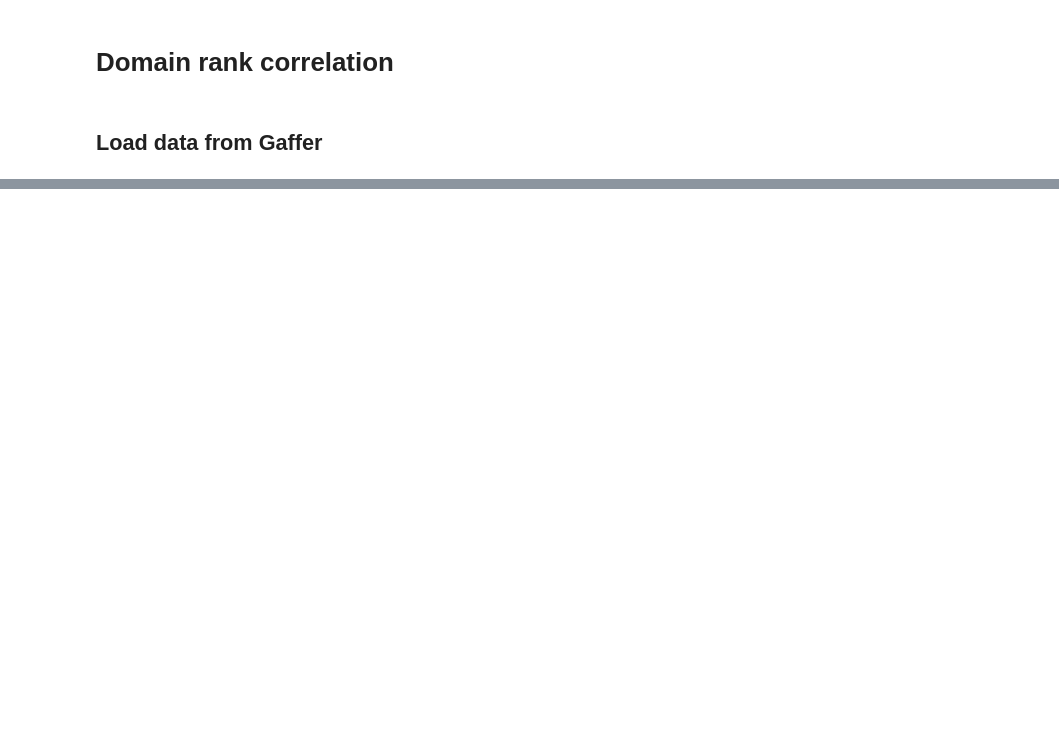
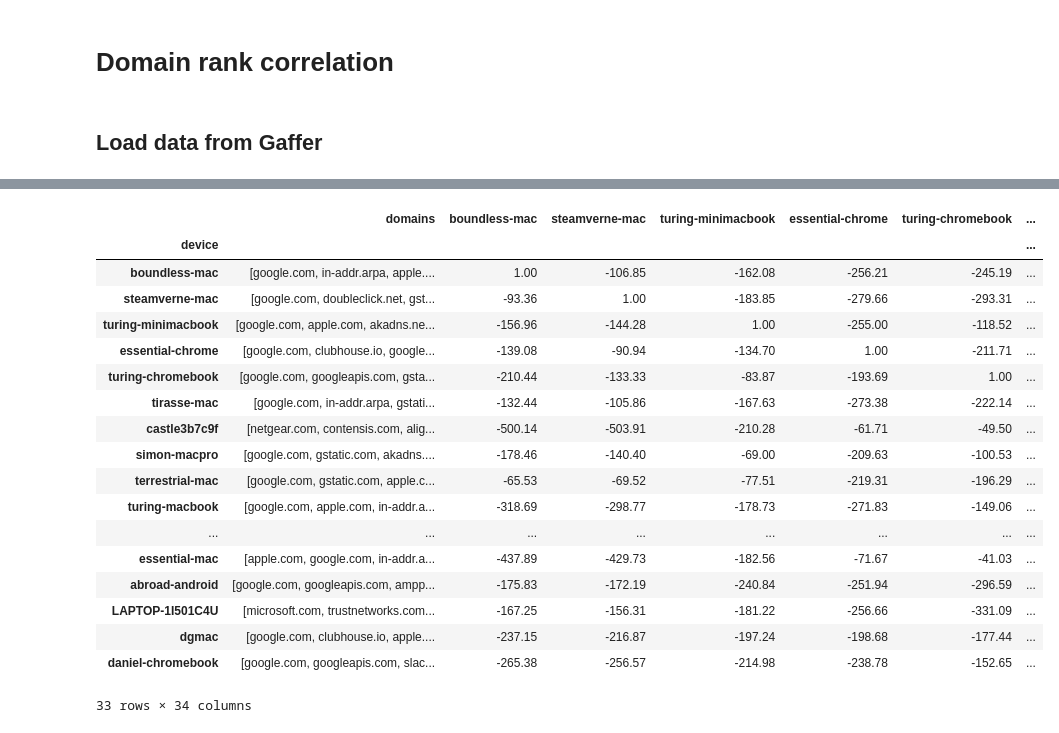
Before and after one commit to careytews/threat-graph-utils, a Jupyter notebook: domain-rank-correlation.ipynb, the cells around one changed output, grey strips where cells are left out. Saved outputs shown, nothing was run; the diff lists cells and outputs as text; code cells hidden in the pictures; blank space fills up the shorter version.

```diff
--- a/domain-rank-correlation.ipynb
+++ b/domain-rank-correlation.ipynb
@@ -265,0 +287,22 @@ df2.sort_values(by="coefficient", ascending=False)[["domains", "coefficient"]]
+# %%
+df3
+# %% [output]
+|  | domains | boundless-mac | steamverne-mac | turing-minimacbook | essential-chrome | turing-chromebook | ... |
+| device |  |  |  |  |  |  | ... |
+| boundless-mac | [google.com, in-addr.arpa, apple.... | 1.00 | -106.85 | -162.08 | -256.21 | -245.19 | ... |
+| steamverne-mac | [google.com, doubleclick.net, gst... | -93.36 | 1.00 | -183.85 | -279.66 | -293.31 | ... |
+| turing-minimacbook | [google.com, apple.com, akadns.ne... | -156.96 | -144.28 | 1.00 | -255.00 | -118.52 | ... |
+| essential-chrome | [google.com, clubhouse.io, google... | -139.08 | -90.94 | -134.70 | 1.00 | -211.71 | ... |
+| turing-chromebook | [google.com, googleapis.com, gsta... | -210.44 | -133.33 | -83.87 | -193.69 | 1.00 | ... |
+| tirasse-mac | [google.com, in-addr.arpa, gstati... | -132.44 | -105.86 | -167.63 | -273.38 | -222.14 | ... |
+| castle3b7c9f | [netgear.com, contensis.com, alig... | -500.14 | -503.91 | -210.28 | -61.71 | -49.50 | ... |
+| simon-macpro | [google.com, gstatic.com, akadns.... | -178.46 | -140.40 | -69.00 | -209.63 | -100.53 | ... |
+| terrestrial-mac | [google.com, gstatic.com, apple.c... | -65.53 | -69.52 | -77.51 | -219.31 | -196.29 | ... |
+| turing-macbook | [google.com, apple.com, in-addr.a... | -318.69 | -298.77 | -178.73 | -271.83 | -149.06 | ... |
+| ... | ... | ... | ... | ... | ... | ... | ... |
+| essential-mac | [apple.com, google.com, in-addr.a... | -437.89 | -429.73 | -182.56 | -71.67 | -41.03 | ... |
+| abroad-android | [google.com, googleapis.com, ampp... | -175.83 | -172.19 | -240.84 | -251.94 | -296.59 | ... |
+| LAPTOP-1I501C4U | [microsoft.com, trustnetworks.com... | -167.25 | -156.31 | -181.22 | -256.66 | -331.09 | ... |
+| dgmac | [google.com, clubhouse.io, apple.... | -237.15 | -216.87 | -197.24 | -198.68 | -177.44 | ... |
+| daniel-chromebook | [google.com, googleapis.com, slac... | -265.38 | -256.57 | -214.98 | -238.78 | -152.65 | ... |
+33 rows × 34 columns
```
Also changed, not shown: parts of 27 cells of this notebook.
